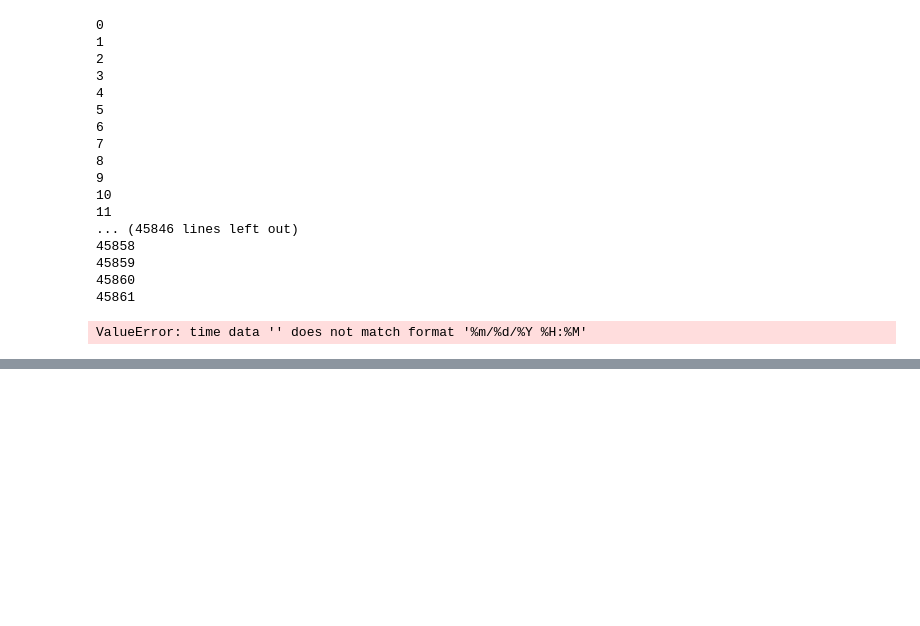
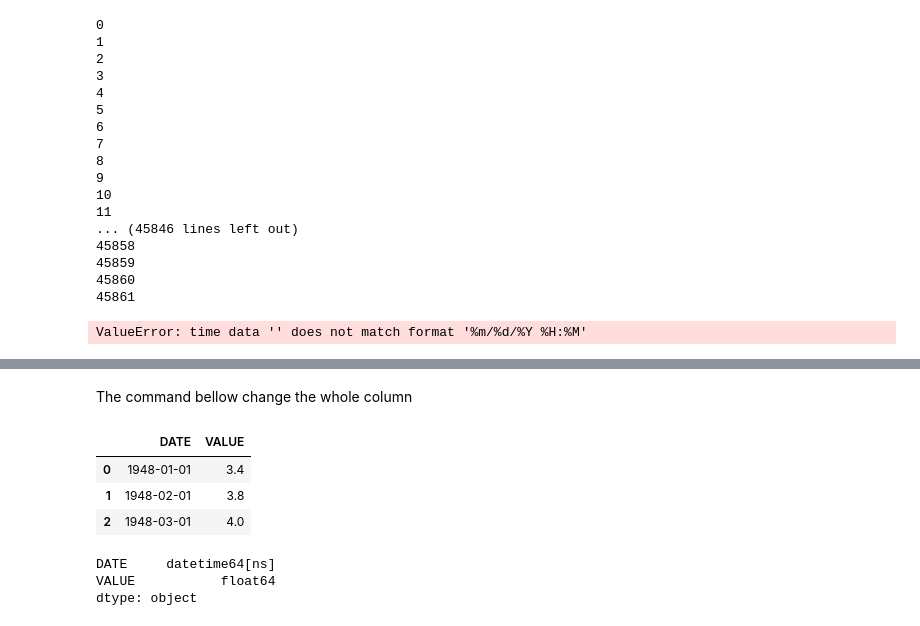
Before and after one commit to BrenoCPimenta/DataScience-study-and-revise, a Jupyter notebook: 09 Python - Date-Time/09 Python - Date-Time.ipynb, the cells around one changed output, grey strips where cells are left out. Saved outputs shown, nothing was run; the diff lists cells and outputs as text; code cells hidden in the pictures; blank space fills up the shorter version.

```diff
--- a/09 Python - Date-Time/09 Python - Date-Time.ipynb
+++ b/09 Python - Date-Time/09 Python - Date-Time.ipynb
@@ -376,0 +397,16 @@ ValueError: time data '' does not match format '%m/%d/%Y %H:%M'
+# %% [markdown]
+The command bellow change the whole column
+# %%
+unrate["DATE"] = pd.to_datetime(unrate["DATE"])
+unrate.head(3)
+# %% [output]
+|  | DATE | VALUE |
+| 0 | 1948-01-01 | 3.4 |
+| 1 | 1948-02-01 | 3.8 |
+| 2 | 1948-03-01 | 4.0 |
+# %%
+unrate.dtypes
+# %% [output]
+DATE     datetime64[ns]
+VALUE           float64
+dtype: object
```
Also changed, not shown: parts of 4 cells of this notebook, 1 other file.
